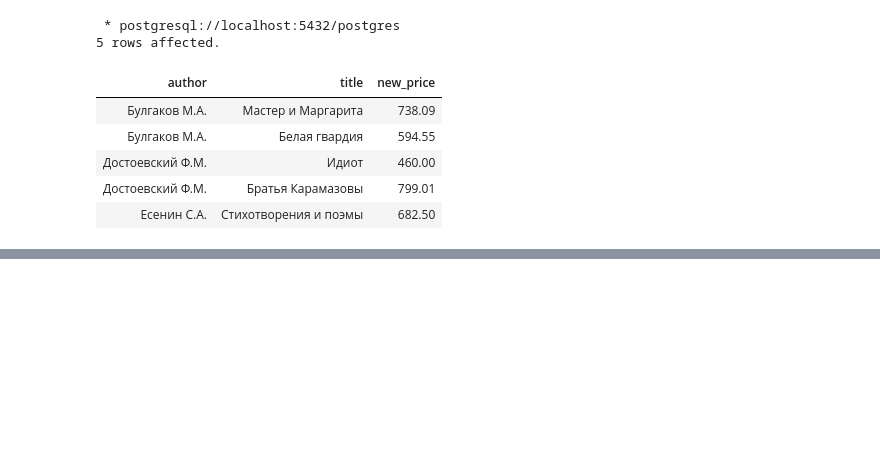
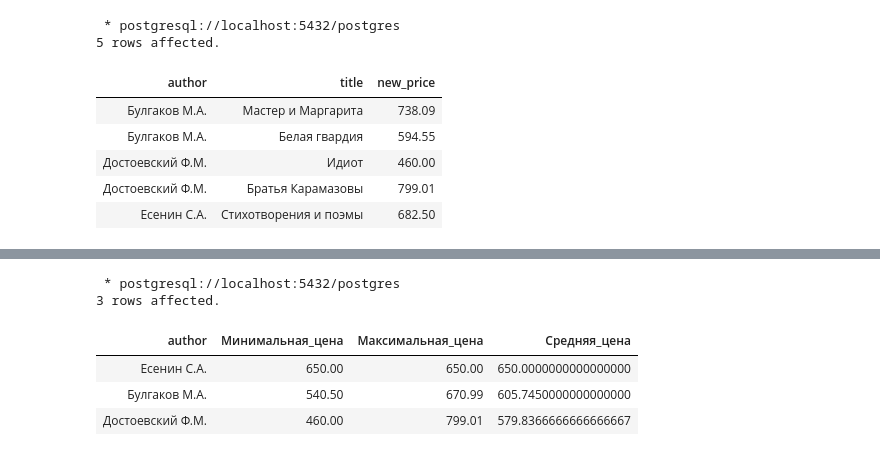
Before and after one commit to IsFilimonov/LearningPath, a Jupyter notebook: 2021/Stepik_Interactive-SQL-Simulator/Chapter_1.ipynb, the cells around one changed output, grey strips where cells are left out. Cells and saved outputs as stored; diff of their text form; code cells hidden in the pictures; blank space fills up the shorter version.

```diff
--- a/2021/Stepik_Interactive-SQL-Simulator/Chapter_1.ipynb
+++ b/2021/Stepik_Interactive-SQL-Simulator/Chapter_1.ipynb
@@ -550,0 +1028,18 @@ FROM
+# %%
+%%sql
+SELECT
+    author,
+    MIN(price) AS Минимальная_цена,
+    MAX(price) AS Максимальная_цена,
+    AVG(price) AS Средняя_цена
+FROM
+    stepik.book
+GROUP BY
+    author;
+# %% [output]
+ * postgresql://localhost:5432/postgres
+3 rows affected.
+| author | Минимальная_цена | Максимальная_цена | Средняя_цена |
+| Есенин С.А. | 650.00 | 650.00 | 650.0000000000000000 |
+| Булгаков М.А. | 540.50 | 670.99 | 605.7450000000000000 |
+| Достоевский Ф.М. | 460.00 | 799.01 | 579.8366666666666667 |
```
Also changed, not shown: parts of 51 cells of this notebook.
